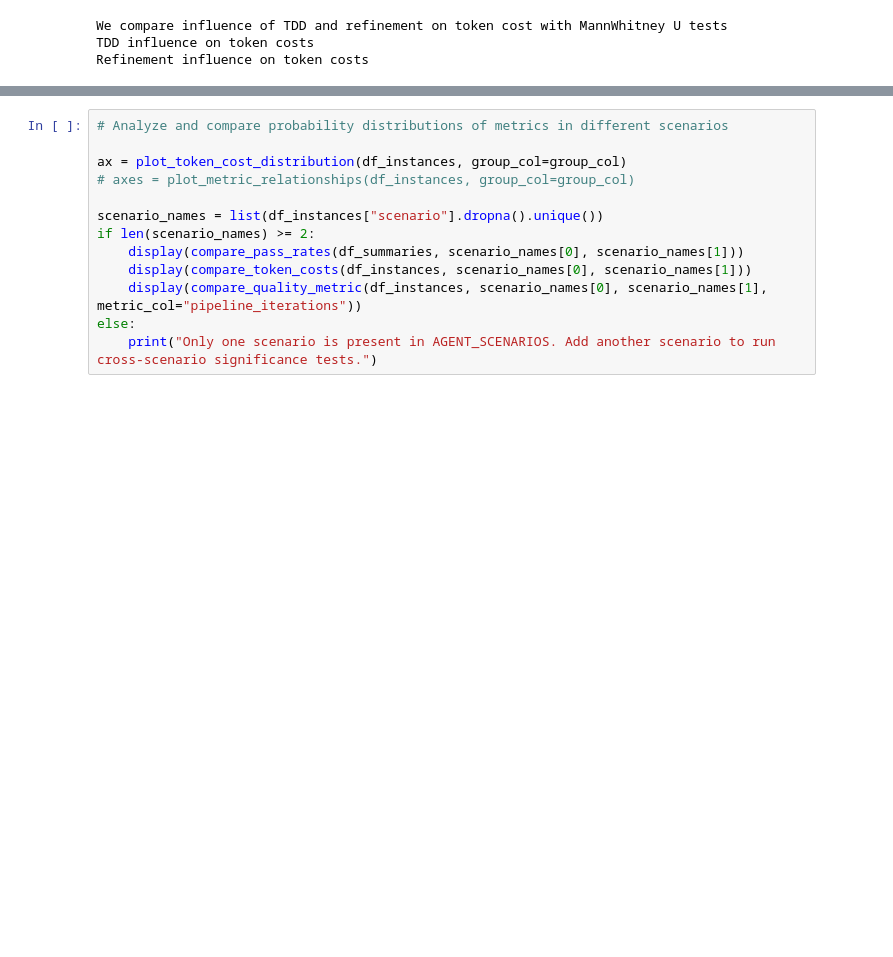
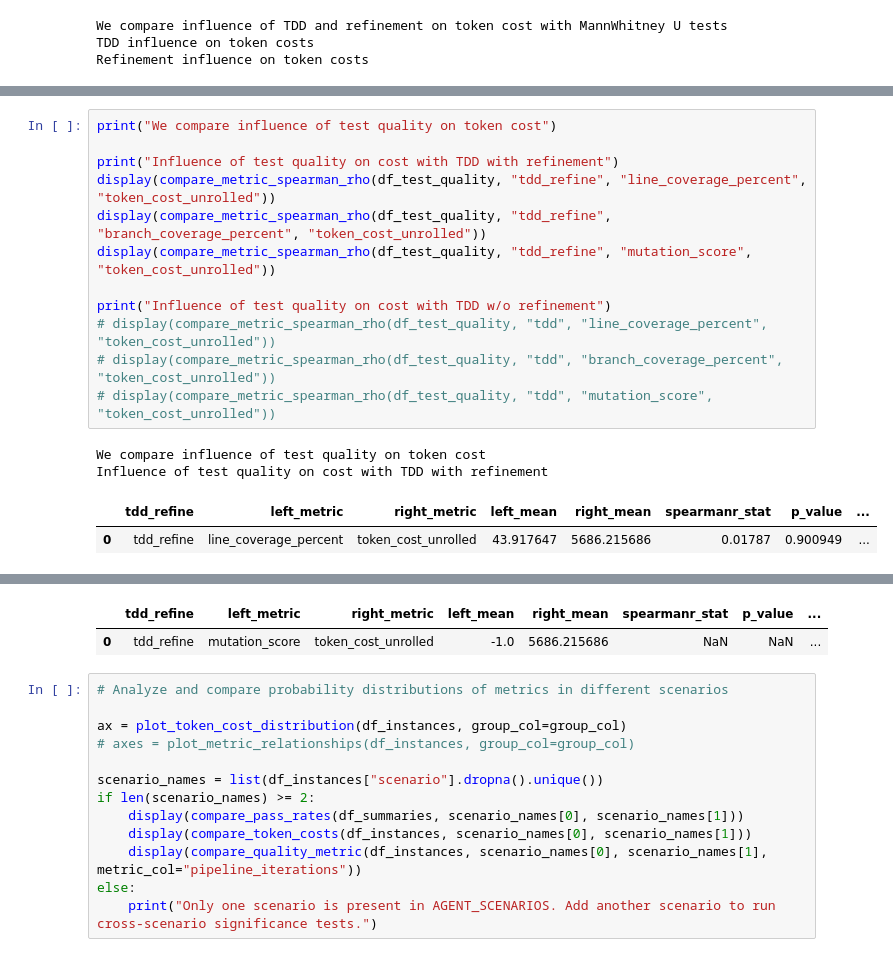
Before and after one commit to michal1010/TDLite, a Jupyter notebook: data_analysis/data_analysis.ipynb, the cells around one changed output, grey strips where cells are left out. Saved outputs shown, nothing was run; the diff lists cells and outputs as text; blank space fills up the shorter version.

Commit message:
Add spearman rho analysis for correlation  between test quality and token cost

```diff
--- a/data_analysis/data_analysis.ipynb
+++ b/data_analysis/data_analysis.ipynb
@@ -181,0 +184,17 @@ We compare influence of test quality on pass rate
+# %%
+print("We compare influence of test quality on token cost")
+
+print("Influence of test quality on cost with TDD with refinement")
+display(compare_metric_spearman_rho(df_test_quality, "tdd_refine", "line_coverage_percent", "token_cost_unrolled"))
+display(compare_metric_spearman_rho(df_test_quality, "tdd_refine", "branch_coverage_percent", "token_cost_unrolled"))
+display(compare_metric_spearman_rho(df_test_quality, "tdd_refine", "mutation_score", "token_cost_unrolled"))
+
+print("Influence of test quality on cost with TDD w/o refinement")
+# display(compare_metric_spearman_rho(df_test_quality, "tdd", "line_coverage_percent", "token_cost_unrolled"))
+# display(compare_metric_spearman_rho(df_test_quality, "tdd", "branch_coverage_percent", "token_cost_unrolled"))
+# display(compare_metric_spearman_rho(df_test_quality, "tdd", "mutation_score", "token_cost_unrolled"))
+# %% [output]
+We compare influence of test quality on token cost
+Influence of test quality on cost with TDD with refinement
+|  | tdd_refine | left_metric | right_metric | left_mean | right_mean | spearmanr_stat | p_value | ... |
+| 0 | tdd_refine | line_coverage_percent | token_cost_unrolled | 43.917647 | 5686.215686 | 0.01787 | 0.900949 | ... |
@@ -182,3 +203,5 @@ We compare influence of test quality on pass rate
+|  | tdd_refine | left_metric | right_metric | left_mean | right_mean | spearmanr_stat | p_value | ... |
+| 0 | tdd_refine | mutation_score | token_cost_unrolled | -1.0 | 5686.215686 | NaN | NaN | ... |
 # %%
 # Analyze and compare probability distributions of metrics in different scenarios
 
```
Also changed, not shown: parts of 2 cells of this notebook, 1 other file.
